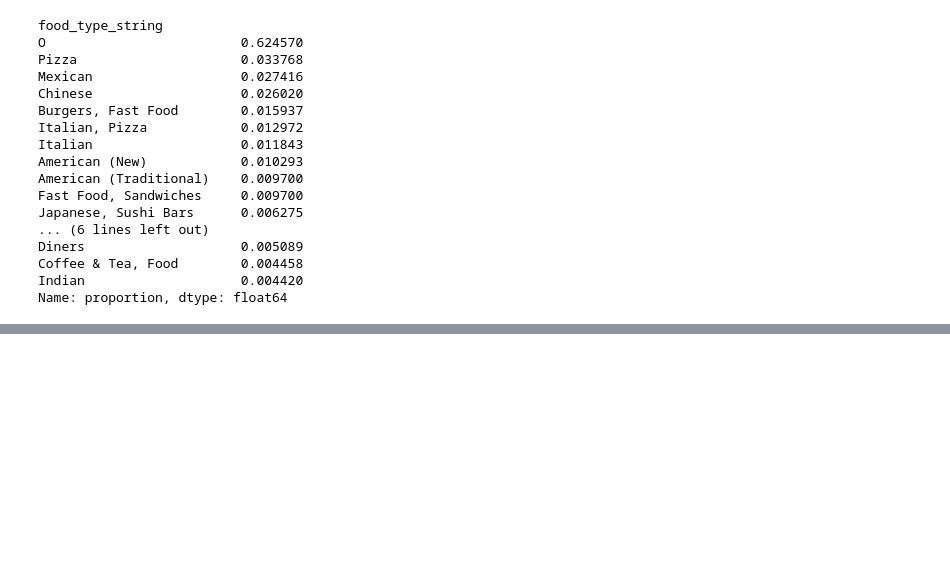
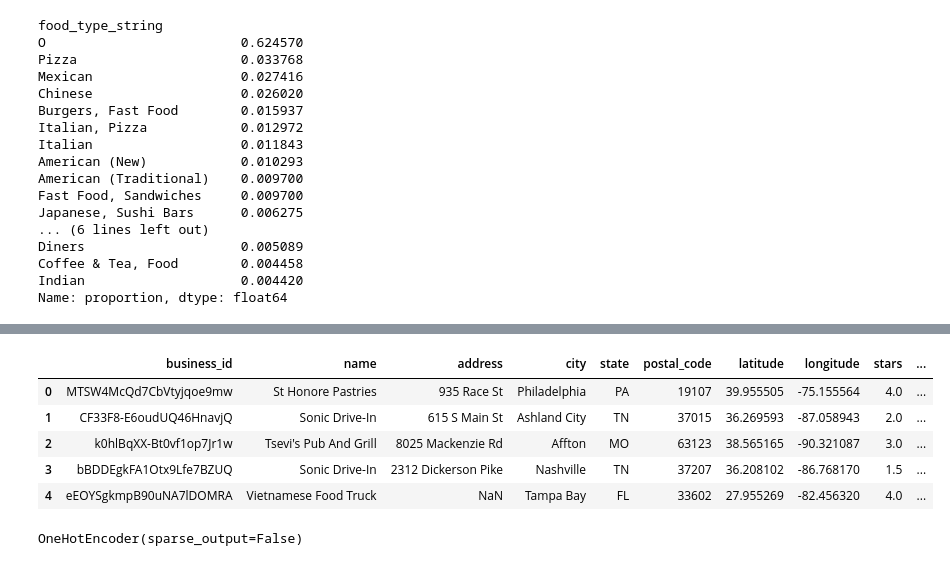
Before and after one commit to Dimasaur/scorecast, a Jupyter notebook: notebooks/food_categories.ipynb, the cells around one changed output, grey strips where cells are left out. Drawn from its saved outputs; the diff is of its cells as text; code cells hidden in the pictures; blank space fills up the shorter version.

```diff
--- a/notebooks/food_categories.ipynb
+++ b/notebooks/food_categories.ipynb
@@ -101,0 +115,9 @@ The categories detected by the OneHotEncoder are [array(['Italian'], dtype='<U13
+# %%
+# function that extracts a category from a column in a dataframe if that category is present in a given list
+def extract_category(categories, food_types):
+    for food in categories.split():
+        if food in food_types:
+            return food
+    return "Other"
+
+df_restaurants['food_type_one'] = df_restaurants['categories_clean'].apply(lambda x: extract_category(x, df_food_t20))
@@ -101,0 +164,13 @@ The categories detected by the OneHotEncoder are [array(['Italian'], dtype='<U13
+# %%
+df_restaurants.head()
+# %% [output]
+|  | business_id | name | address | city | state | postal_code | latitude | longitude | stars | ... |
+| 0 | MTSW4McQd7CbVtyjqoe9mw | St Honore Pastries | 935 Race St | Philadelphia | PA | 19107 | 39.955505 | -75.155564 | 4.0 | ... |
+| 1 | CF33F8-E6oudUQ46HnavjQ | Sonic Drive-In | 615 S Main St | Ashland City | TN | 37015 | 36.269593 | -87.058943 | 2.0 | ... |
+| 2 | k0hlBqXX-Bt0vf1op7Jr1w | Tsevi's Pub And Grill | 8025 Mackenzie Rd | Affton | MO | 63123 | 38.565165 | -90.321087 | 3.0 | ... |
+| 3 | bBDDEgkFA1Otx9Lfe7BZUQ | Sonic Drive-In | 2312 Dickerson Pike | Nashville | TN | 37207 | 36.208102 | -86.768170 | 1.5 | ... |
+| 4 | eEOYSgkmpB90uNA7lDOMRA | Vietnamese Food Truck | NaN | Tampa Bay | FL | 33602 | 27.955269 | -82.456320 | 4.0 | ... |
+# %%
+ohe.fit(df_restaurants[['food_type_one']])
+# %% [output]
+OneHotEncoder(sparse_output=False)
```
Also changed, not shown: parts of 21 cells of this notebook.
